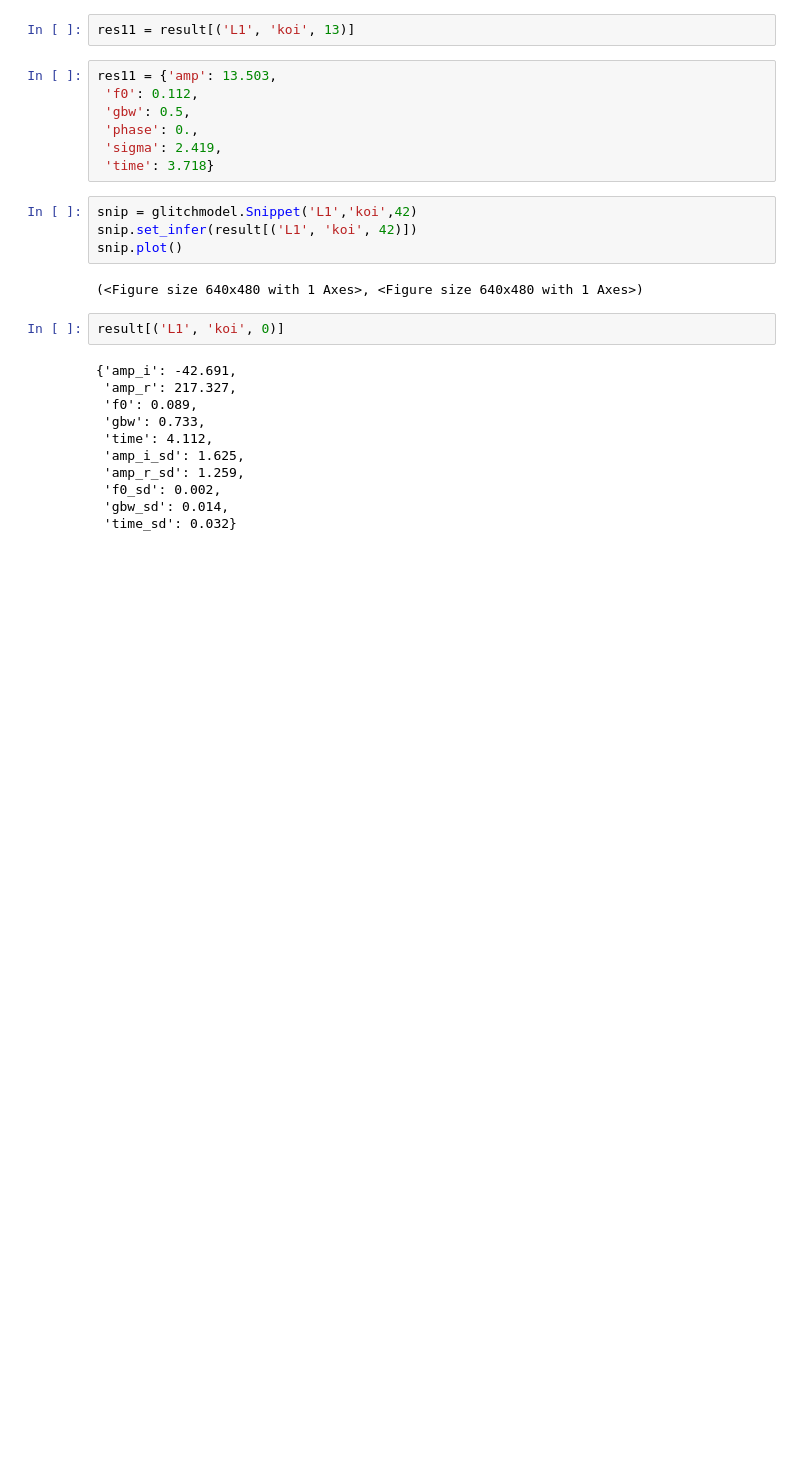
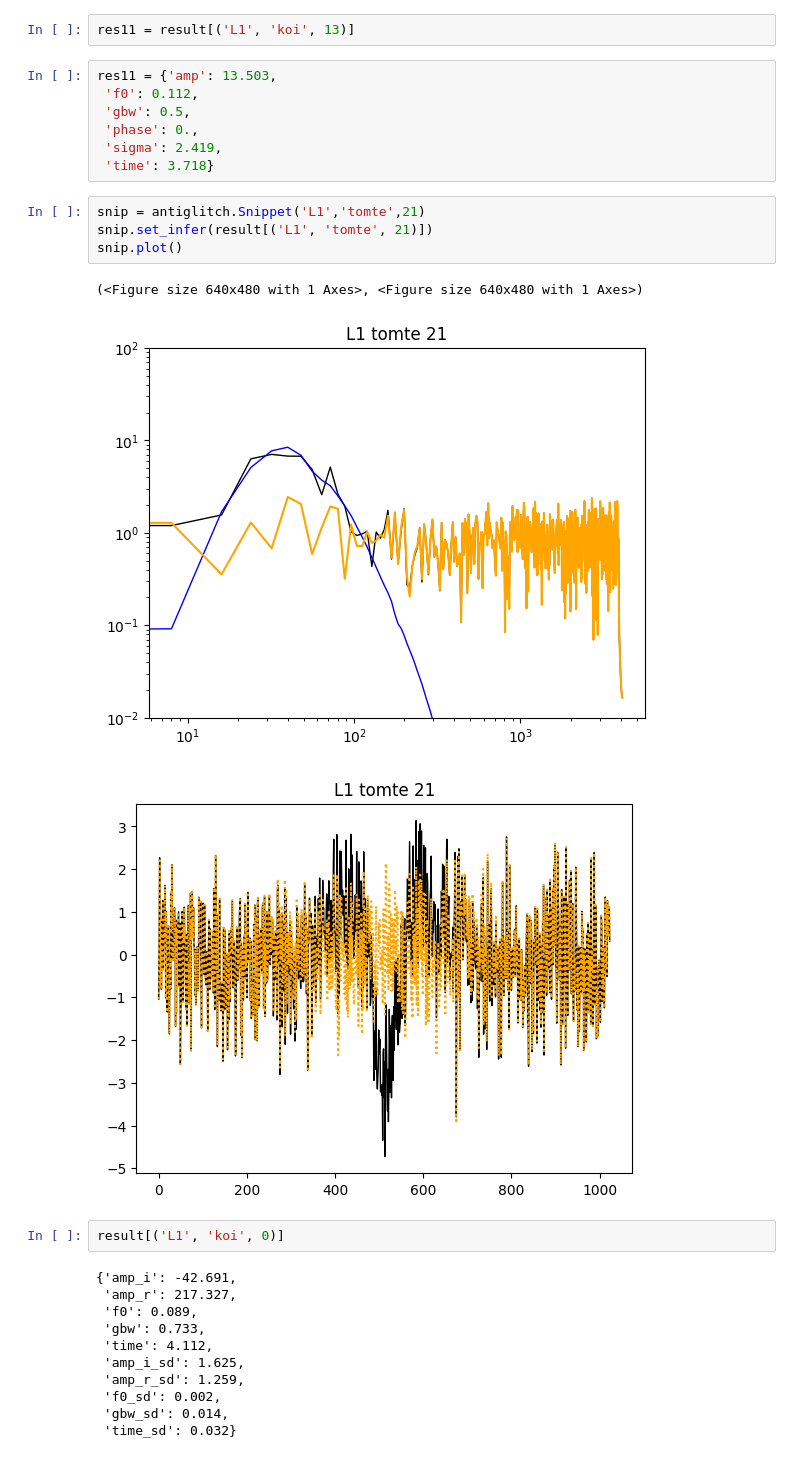
Before and after one commit to andrew-lundgren/antiglitch, a Jupyter notebook: notebooks/view_glitchmodel_results.ipynb, the cells around one changed output. Saved outputs shown, nothing was run; the diff lists cells and outputs as text; blank space fills up the shorter version.

```diff
--- a/notebooks/view_glitchmodel_results.ipynb
+++ b/notebooks/view_glitchmodel_results.ipynb
@@ -266,11 +266,13 @@ res11 = {'amp': 13.503,
  'sigma': 2.419,
  'time': 3.718}
 # %%
-snip = glitchmodel.Snippet('L1','koi',42)
-snip.set_infer(result[('L1', 'koi', 42)])
+snip = antiglitch.Snippet('L1','tomte',21)
+snip.set_infer(result[('L1', 'tomte', 21)])
 snip.plot()
 # %% [output]
 (<Figure size 640x480 with 1 Axes>, <Figure size 640x480 with 1 Axes>)
+[figure, added]
+[figure, added]
 # %%
 result[('L1', 'koi', 0)]
 # %% [output]
```
Also changed, not shown: parts of 7 cells of this notebook, 3 other files.
